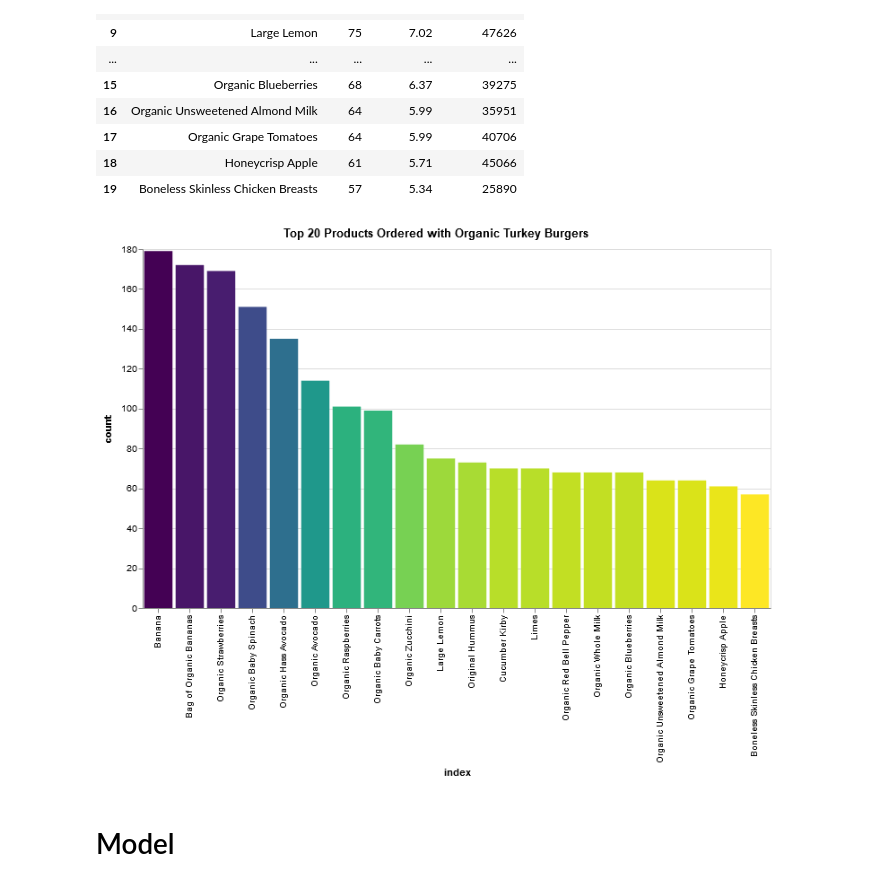
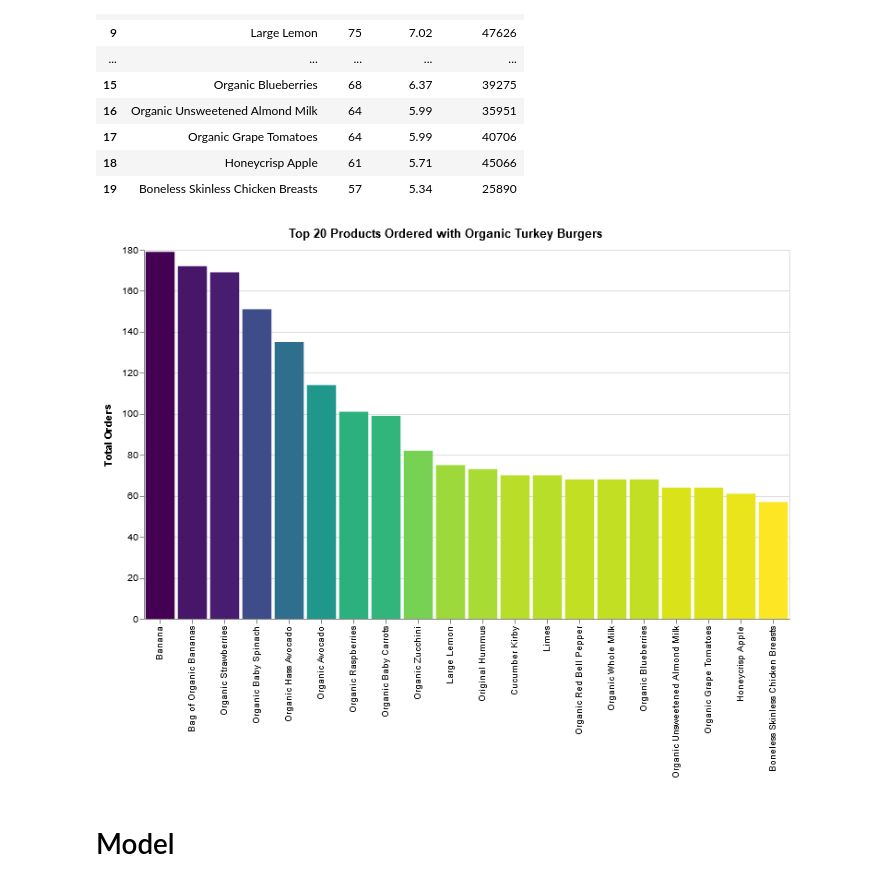
Before and after one commit to hjhuney/Instacart, a Jupyter notebook: Instacart.ipynb, the cells around one changed output. Drawn from its saved outputs; the diff is of its cells as text; code cells hidden in the pictures.

```diff
--- a/Instacart.ipynb
+++ b/Instacart.ipynb
@@ -234,3 +234,7 @@ df.head()
 # %%
 # df['count'] = df.groupby('product_id')['reordered'].size()
 # df.head()
+# %%
+product_count = df.groupby('product_id').size()
+# %%
+df['count'] = df['product_id'].map(product_count).astype('uint32')
@@ -554,20 +613,20 @@ org_turkey_burger_df
 # %%
 chart_title = "Top 20 Products Ordered with Organic Turkey Burgers"
 x_label = "index:O"
 y_label = 'count:Q'
 pct_of_orders = 'pct_orders:Q'
 product_num = 'product_num:O'
 sort_list = org_turkey_burger_df['index'].tolist()
 
 
 alt.Chart(org_turkey_burger_df).mark_bar().encode(
-    alt.X(x_label, bin=False, sort=sort_list),
-    alt.Y(y_label),
+    alt.X(x_label, bin=False, sort=sort_list, title=""),
+    alt.Y(y_label, title="Total Orders"),
     color = alt.Color(y_label, legend=None, sort="descending", scale=alt.Scale(scheme='viridis')),
     tooltip=[alt.Tooltip(x_label, title="Days since Prior Order"), alt.Tooltip(y_label), alt.Tooltip(pct_of_orders), alt.Tooltip(product_num)]
     ).properties(title=chart_title, width=700, height=400)
 # %% [output]
-[figure, old version]
+[figure, new version]
 # %% [markdown]
 # Model
 # %%
```
Also changed, not shown: parts of 9 cells of this notebook.
